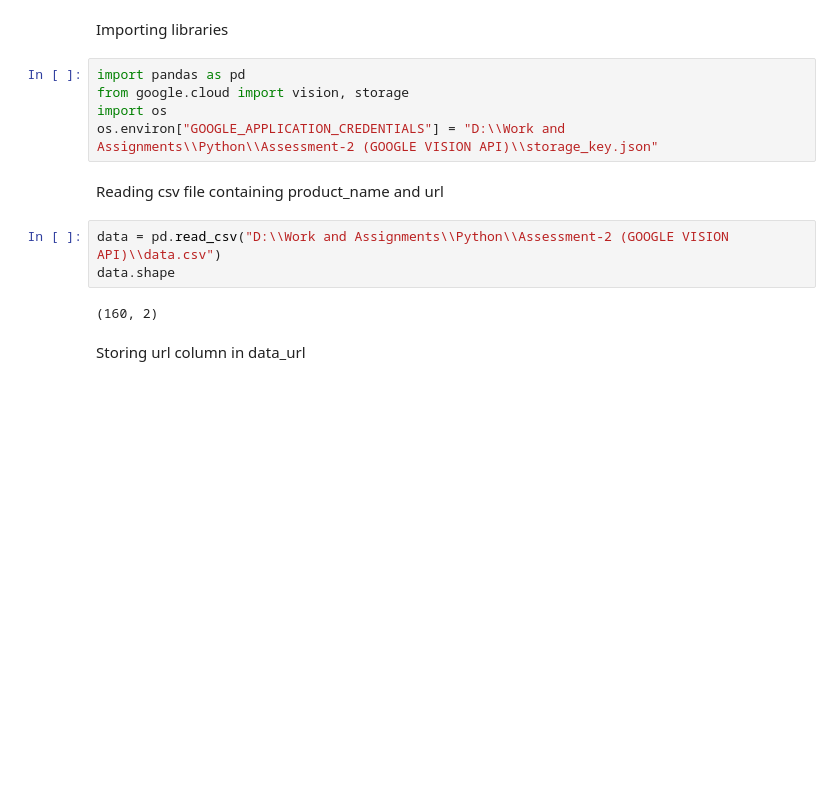
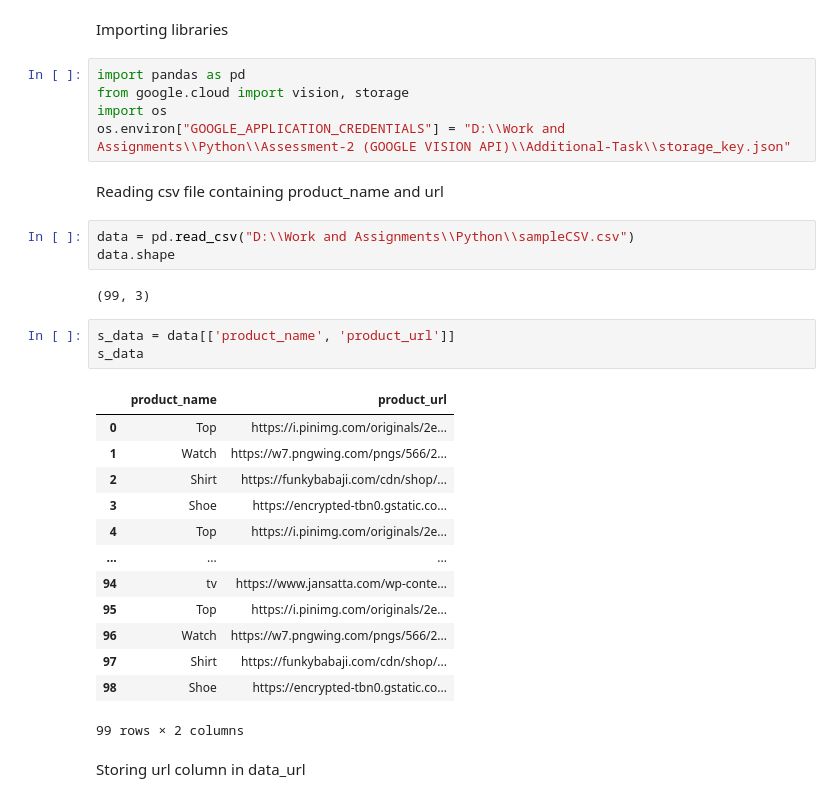
Before and after one commit to Shreyash-Pardhi/Python_Practice, a Jupyter notebook: Python/Assessment-2 (GOOGLE VISION API)/text_extraction.ipynb, the cells around one changed output. Saved outputs shown, nothing was run; the diff lists cells and outputs as text; blank space fills up the shorter version.

```diff
--- a/Python/Assessment-2 (GOOGLE VISION API)/text_extraction.ipynb
+++ b/Python/Assessment-2 (GOOGLE VISION API)/text_extraction.ipynb
@@ -4,14 +4,31 @@ Importing libraries
 import pandas as pd
 from google.cloud import vision, storage
 import os
-os.environ["GOOGLE_APPLICATION_CREDENTIALS"] = "D:\\Work and Assignments\\Python\\Assessment-2 (GOOGLE VISION API)\\storage_key.json"
+os.environ["GOOGLE_APPLICATION_CREDENTIALS"] = "D:\\Work and Assignments\\Python\\Assessment-2 (GOOGLE VISION API)\\Additional-Task\\storage_key.json"
 # %% [markdown]
 Reading csv file containing product_name and url
 # %%
-data = pd.read_csv("D:\\Work and Assignments\\Python\\Assessment-2 (GOOGLE VISION API)\\data.csv")
+data = pd.read_csv("D:\\Work and Assignments\\Python\\sampleCSV.csv")
 data.shape
 # %% [output]
-(160, 2)
+(99, 3)
+# %%
+s_data = data[['product_name', 'product_url']]
+s_data
+# %% [output]
+|  | product_name | product_url |
+| 0 | Top | https://i.pinimg.com/originals/2e... |
+| 1 | Watch | https://w7.pngwing.com/pngs/566/2... |
+| 2 | Shirt | https://funkybabaji.com/cdn/shop/... |
+| 3 | Shoe | https://encrypted-tbn0.gstatic.co... |
+| 4 | Top | https://i.pinimg.com/originals/2e... |
+| ... | ... | ... |
+| 94 | tv | https://www.jansatta.com/wp-conte... |
+| 95 | Top | https://i.pinimg.com/originals/2e... |
+| 96 | Watch | https://w7.pngwing.com/pngs/566/2... |
+| 97 | Shirt | https://funkybabaji.com/cdn/shop/... |
+| 98 | Shoe | https://encrypted-tbn0.gstatic.co... |
+99 rows × 2 columns
 # %% [markdown]
 Storing url column in data_url
 # %%
```
Also changed, not shown: parts of 4 cells of this notebook, 6 other files.
